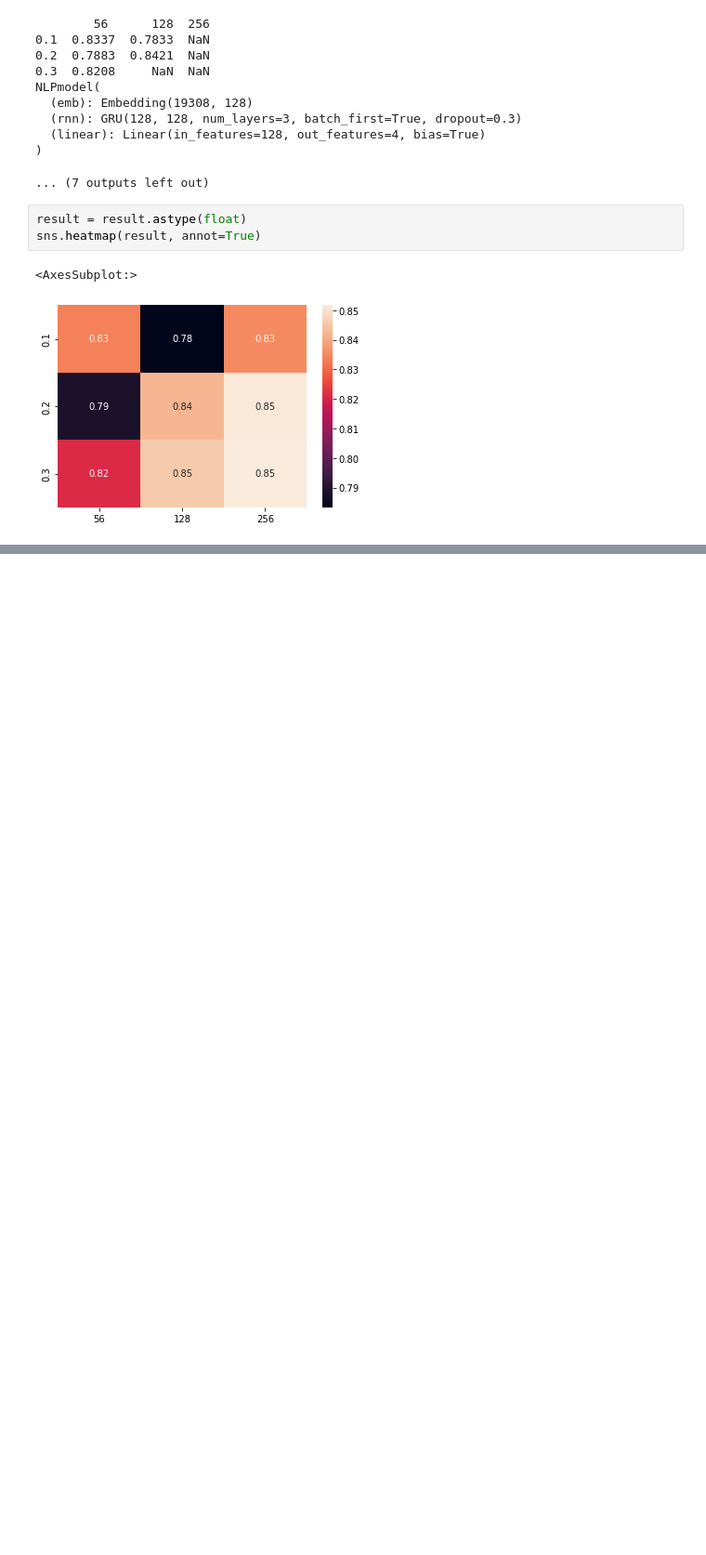
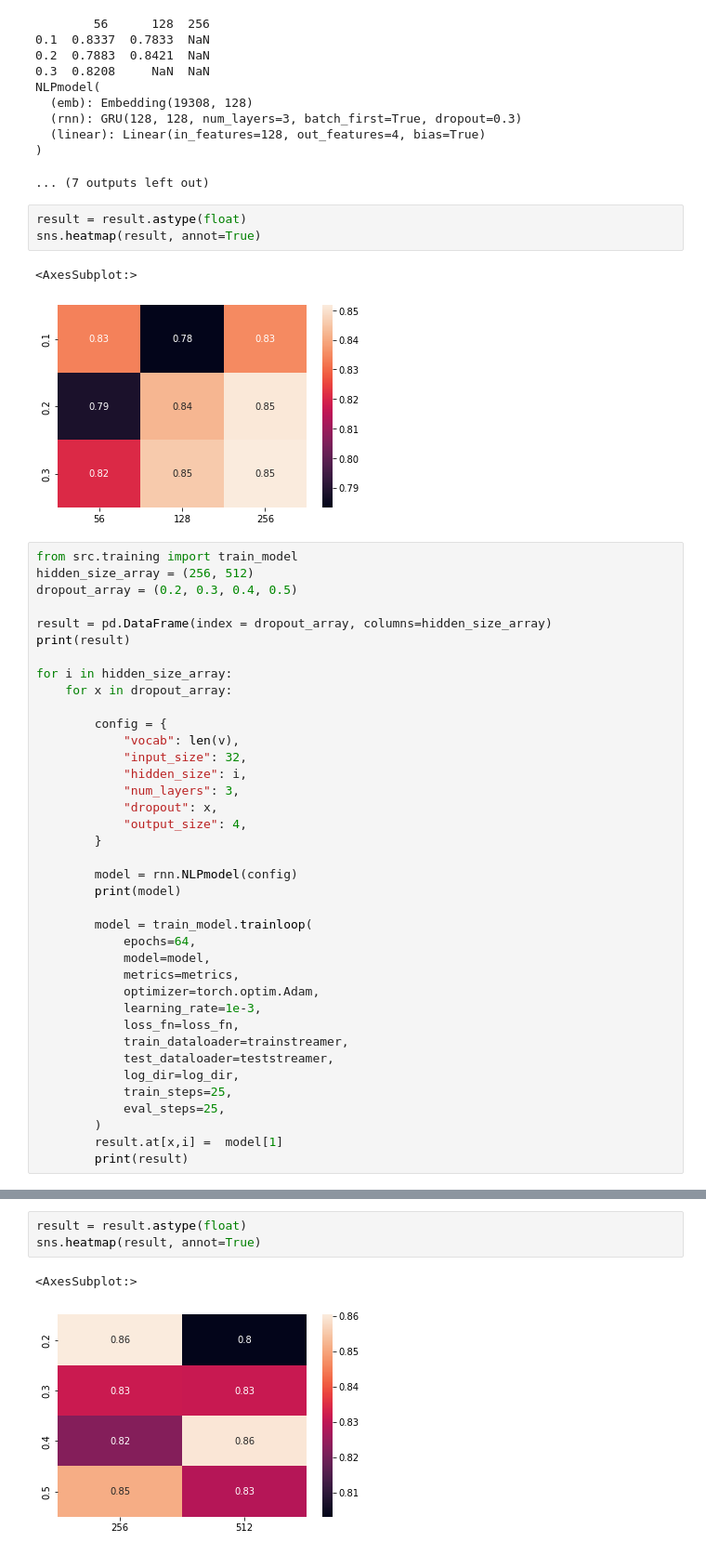
Before and after one commit to RinsRutgers/examen-22-antw, a Jupyter notebook: notebooks/02_style_detection.ipynb, the cells around one changed output, grey strips where cells are left out. Shown: that part at 93% size. Cells and saved outputs as stored; diff of their text form; blank space fills up the shorter version.

```diff
--- a/notebooks/02_style_detection.ipynb
+++ b/notebooks/02_style_detection.ipynb
@@ -393,3 +405,41 @@ sns.heatmap(result, annot=True)
 # %% [output]
 <AxesSubplot:>
 [figure]
+# %%
+from src.training import train_model
+hidden_size_array = (256, 512)
+dropout_array = (0.2, 0.3, 0.4, 0.5)
+
+result = pd.DataFrame(index = dropout_array, columns=hidden_size_array)
+print(result)
+
+for i in hidden_size_array:
+    for x in dropout_array:
+
+        config = {
+            "vocab": len(v),
+            "input_size": 32,
+            "hidden_size": i,
+            "num_layers": 3,
+            "dropout": x,
+            "output_size": 4,
+        }
+
+        model = rnn.NLPmodel(config)
+        print(model)
+
+        model = train_model.trainloop(
+            epochs=64,
+            model=model,
+            metrics=metrics,
+            optimizer=torch.optim.Adam,
+            learning_rate=1e-3,
+            loss_fn=loss_fn,
+            train_dataloader=trainstreamer,
+            test_dataloader=teststreamer,
+            log_dir=log_dir,
+            train_steps=25,
+            eval_steps=25,
+        )
+        result.at[x,i] =  model[1]
+        print(result)
@@ -395,0 +514,6 @@ sns.heatmap(result, annot=True)
+# %%
+result = result.astype(float)
+sns.heatmap(result, annot=True)
+# %% [output]
+<AxesSubplot:>
+[figure, added]
```
Also changed, not shown: parts of 2 cells of this notebook, 17 other files.
